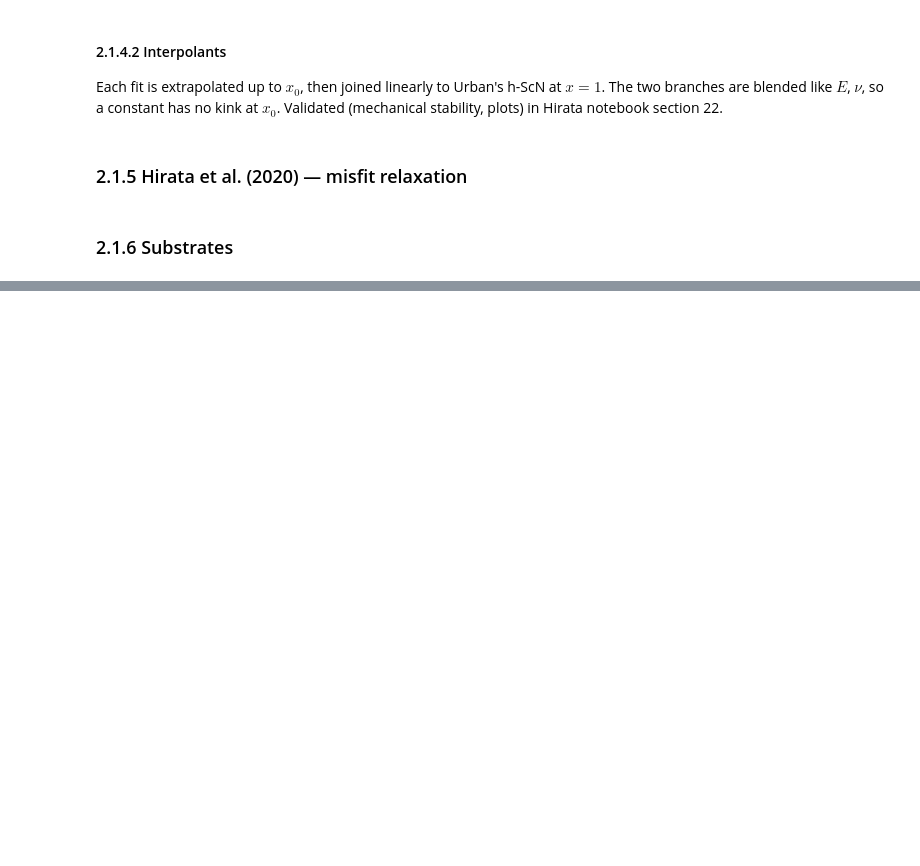
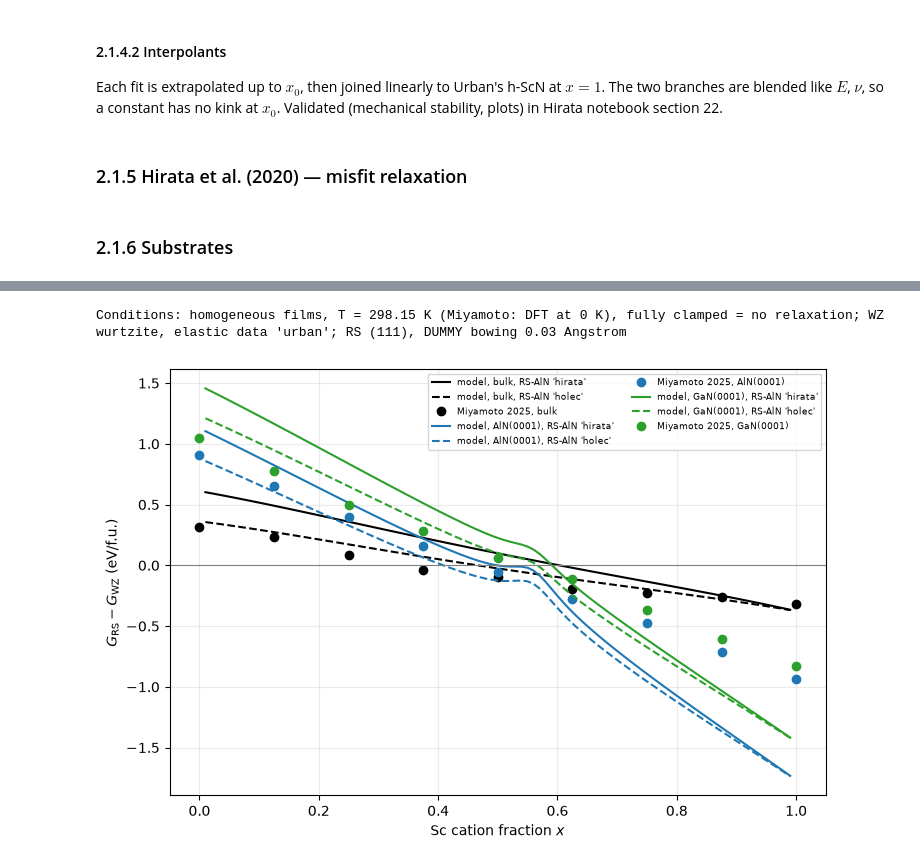
Before and after one commit to mat3ra/api-examples, a Jupyter notebook: other/experiments/alphafilm/AlScN_strained_CALPHAD.ipynb, the cells around one changed output, grey strips where cells are left out. Saved outputs shown, nothing was run; the diff lists cells and outputs as text; code cells hidden in the pictures; blank space fills up the shorter version.

Commit message:
Add rocksalt as a competing phase: crystal abstraction, RS(111) elasticity, WZ/RS competition [SOF-8053]
Co-Authored-By: Claude Opus 5.5 <noreply@anthropic.com>

```diff
--- a/other/experiments/alphafilm/AlScN_strained_CALPHAD.ipynb
+++ b/other/experiments/alphafilm/AlScN_strained_CALPHAD.ipynb
@@ -264,12 +235,7 @@ worker_processes = 8                # parallel processes for section 6 (independ
 # %%
-GAS_CONSTANT = 8.314462618                 # J/(mol K)
-JOULE_PER_ELECTRONVOLT = 96485.33212       # J/mol per eV per particle
-MILLIELECTRONVOLT_PER_JOULE_PER_MOLE = 1000.0 / JOULE_PER_ELECTRONVOLT
-AVOGADRO_CONSTANT = 6.02214076e23          # 1/mol
-ELECTRONVOLT_PER_ANGSTROM_IN_JOULE_PER_METRE = 1.602176634e-19 / 1e-10
-CUBIC_METRE_PER_CUBIC_ANGSTROM = 1e-30
-METRE_PER_ANGSTROM = 1e-10
-METRE_PER_NANOMETRE = 1e-9
-FORMULA_UNITS_PER_WURTZITE_CELL = 2
-ATOMS_PER_FORMULA_UNIT = 2
+def rocksalt_elastic_constants(composition):
+    """(C11, C12, C44) in GPa, linear between the endmembers (an estimate; no alloy data)."""
+    x = np.asarray(composition, dtype=float)
+    return tuple((1.0 - x) * aluminium + x * scandium
+                 for aluminium, scandium in zip(ROCKSALT_ELASTIC_CONSTANTS["AlN"], ROCKSALT_ELASTIC_CONSTANTS["ScN"]))
 # %% [markdown]
@@ -716,8 +352,13 @@ Energy of each domain clamped on its own, used by Hirata's model (4.2.4) and the
 # %%
-def clamping_energies(compositions, substrate_lattice_parameter, elastic_constants):
-    """Biaxial clamping energy of each domain on its own, J per mol of formula unit of that domain."""
-    compositions = np.asarray(compositions, dtype=float)
-    a, _ = lattice_parameters(compositions)
-    strain = np.asarray(substrate_lattice_parameter)[..., None] / a - 1.0
-    return molar_volume(compositions) * elastic_constants.biaxial_modulus(compositions) * strain ** 2
+GAS_CONSTANT = 8.314462618                 # J/(mol K)
+JOULE_PER_ELECTRONVOLT = 96485.33212       # J/mol per eV per particle
+MILLIELECTRONVOLT_PER_JOULE_PER_MOLE = 1000.0 / JOULE_PER_ELECTRONVOLT
+AVOGADRO_CONSTANT = 6.02214076e23          # 1/mol
+ELECTRONVOLT_PER_ANGSTROM_IN_JOULE_PER_METRE = 1.602176634e-19 / 1e-10
+CUBIC_METRE_PER_CUBIC_ANGSTROM = 1e-30
+METRE_PER_ANGSTROM = 1e-10
+METRE_PER_NANOMETRE = 1e-9
+FORMULA_UNITS_PER_WURTZITE_CELL = 2
+FORMULA_UNITS_PER_ROCKSALT_CELL = 4
+ATOMS_PER_FORMULA_UNIT = 2
 # %% [markdown]
@@ -1192 +987,8 @@ def homogeneous_film_gibbs_energy(gibbs_energy, temperature, composition, substr
+# %%
+def clamping_energies(compositions, substrate_lattice_parameter, crystal):
+    """Biaxial clamping energy of each domain on its own, J per mol of formula unit of that domain."""
+    compositions = np.asarray(compositions, dtype=float)
+    a, _ = crystal.lattice(compositions)
+    strain = np.asarray(substrate_lattice_parameter)[..., None] / a - 1.0
+    return crystal.molar_volume(compositions) * crystal.biaxial_modulus(compositions) * strain ** 2
 # %% [markdown]
@@ -1575,0 +2002,5 @@ Conditions: Hirata film model, h_c with estimated_core_energy_high_slope, estima
+# %%
+plot_rocksalt_energy_difference()
+# %% [output]
+Conditions: homogeneous films, T = 298.15 K (Miyamoto: DFT at 0 K), fully clamped = no relaxation; WZ wurtzite, elastic data 'urban'; RS (111), DUMMY bowing 0.03 Angstrom
+[figure, added]
```
Also changed, not shown: parts of 137 cells of this notebook.
